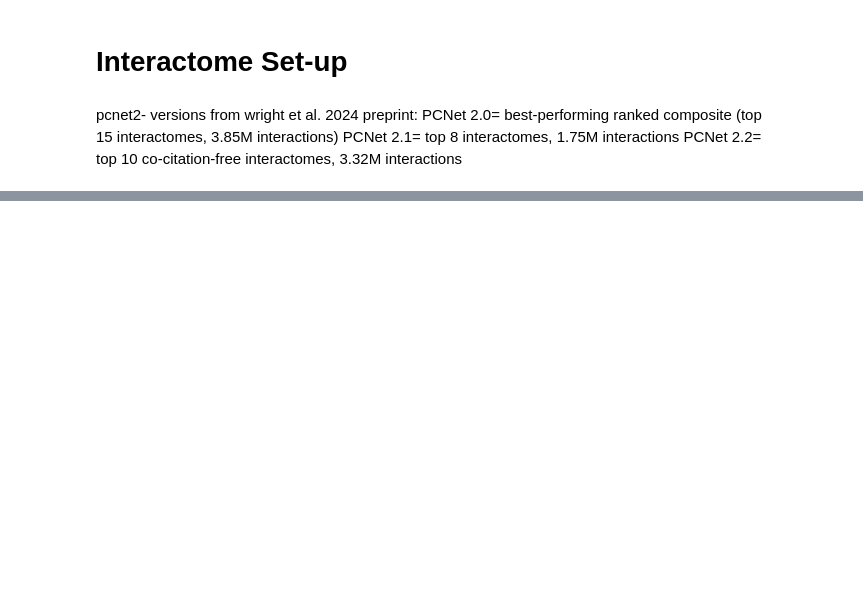
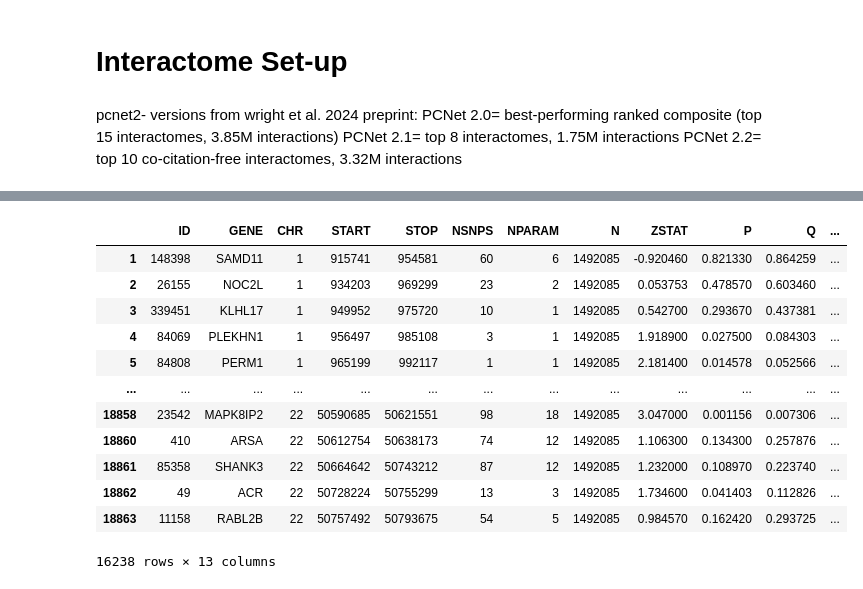
Before and after one commit to BSLeger/SUD_cross_species, a Jupyter notebook: reformat_signor.ipynb, the cells around one changed output, grey strips where cells are left out. Drawn from its saved outputs; the diff is of its cells as text; code cells hidden in the pictures; blank space fills up the shorter version.

```diff
--- a/reformat_signor.ipynb
+++ b/reformat_signor.ipynb
@@ -137,0 +199,2 @@ hgnc=hgnc[~hgnc['UniProt accession'].isna()]
+# %%
+ext_magma=ext_magma[~ext_magma.Gene1Symbol.isna()]
@@ -137,0 +203,16 @@ hgnc=hgnc[~hgnc['UniProt accession'].isna()]
+# %%
+ext_magma
+# %% [output]
+|  | ID | GENE | CHR | START | STOP | NSNPS | NPARAM | N | ZSTAT | P | Q | ... |
+| 1 | 148398 | SAMD11 | 1 | 915741 | 954581 | 60 | 6 | 1492085 | -0.920460 | 0.821330 | 0.864259 | ... |
+| 2 | 26155 | NOC2L | 1 | 934203 | 969299 | 23 | 2 | 1492085 | 0.053753 | 0.478570 | 0.603460 | ... |
+| 3 | 339451 | KLHL17 | 1 | 949952 | 975720 | 10 | 1 | 1492085 | 0.542700 | 0.293670 | 0.437381 | ... |
+| 4 | 84069 | PLEKHN1 | 1 | 956497 | 985108 | 3 | 1 | 1492085 | 1.918900 | 0.027500 | 0.084303 | ... |
+| 5 | 84808 | PERM1 | 1 | 965199 | 992117 | 1 | 1 | 1492085 | 2.181400 | 0.014578 | 0.052566 | ... |
+| ... | ... | ... | ... | ... | ... | ... | ... | ... | ... | ... | ... | ... |
+| 18858 | 23542 | MAPK8IP2 | 22 | 50590685 | 50621551 | 98 | 18 | 1492085 | 3.047000 | 0.001156 | 0.007306 | ... |
+| 18860 | 410 | ARSA | 22 | 50612754 | 50638173 | 74 | 12 | 1492085 | 1.106300 | 0.134300 | 0.257876 | ... |
+| 18861 | 85358 | SHANK3 | 22 | 50664642 | 50743212 | 87 | 12 | 1492085 | 1.232000 | 0.108970 | 0.223740 | ... |
+| 18862 | 49 | ACR | 22 | 50728224 | 50755299 | 13 | 3 | 1492085 | 1.734600 | 0.041403 | 0.112826 | ... |
+| 18863 | 11158 | RABL2B | 22 | 50757492 | 50793675 | 54 | 5 | 1492085 | 0.984570 | 0.162420 | 0.293725 | ... |
+16238 rows × 13 columns
```
Also changed, not shown: parts of 40 cells of this notebook, 14 other files.
